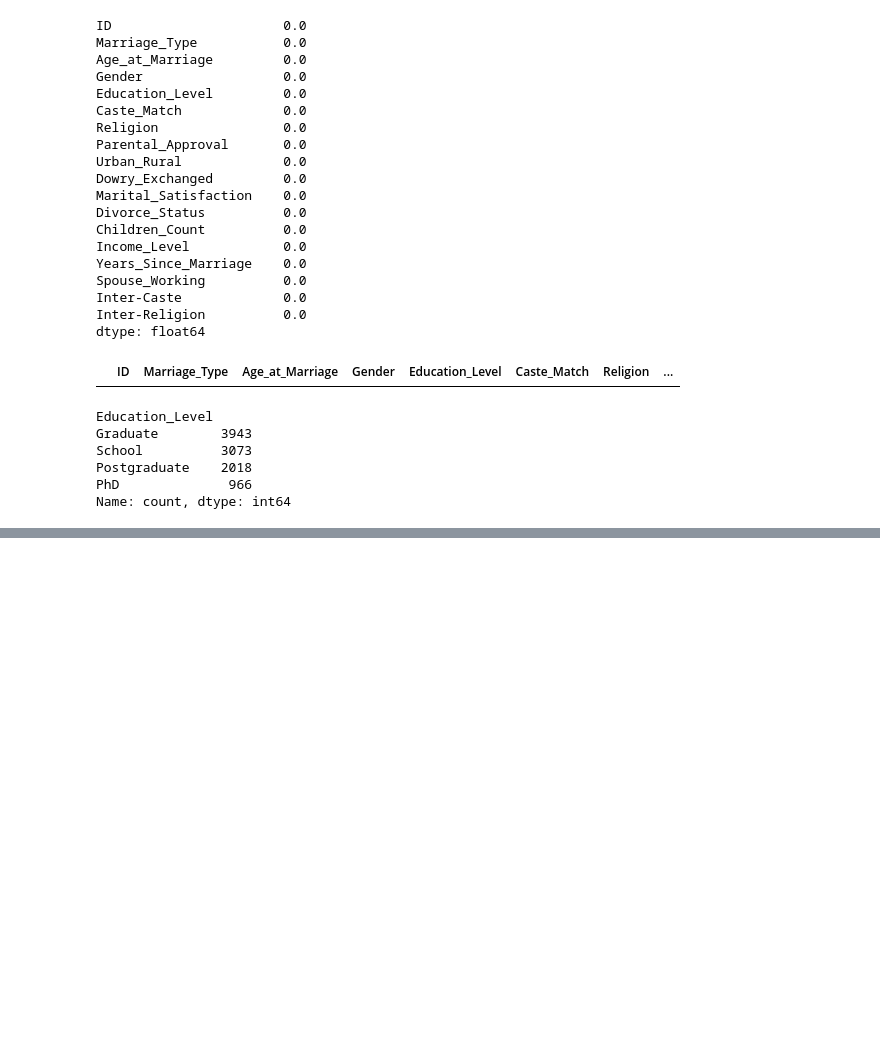
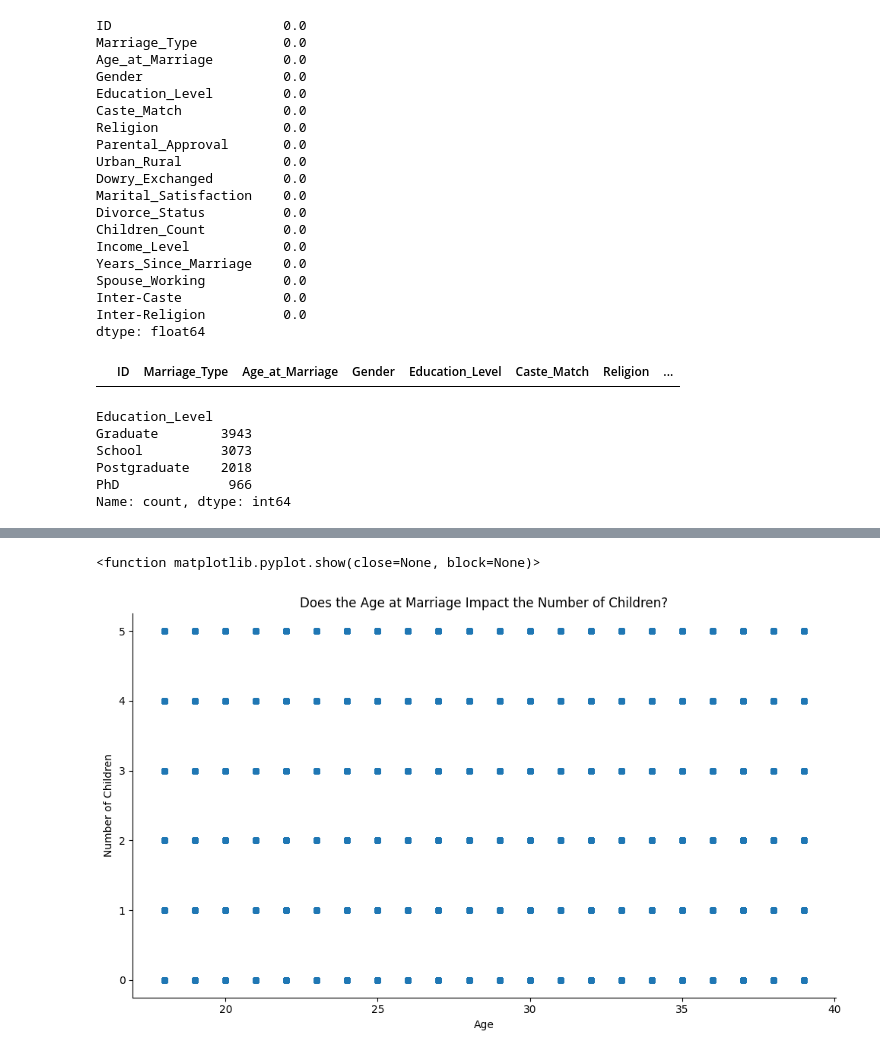
Before and after one commit to mjhess01/Marriage_Trends_Analysis, a Jupyter notebook: Notebooks/Marriage_Trends_Analysis.ipynb, the cells around one changed output, grey strips where cells are left out. Drawn from its saved outputs; the diff is of its cells as text; code cells hidden in the pictures; blank space fills up the shorter version.

```diff
--- a/Notebooks/Marriage_Trends_Analysis.ipynb
+++ b/Notebooks/Marriage_Trends_Analysis.ipynb
@@ -105,0 +161,22 @@ Name: count, dtype: int64
+# %%
+plt.figure(figsize=(10,6))
+
+plt.scatter(
+    df['Age_at_Marriage'],
+    df['Children_Count'],
+    s=30
+)
+
+plt.xlabel('Age')
+plt.ylabel('Number of Children')
+
+ax = plt.gca()
+ax.spines["top"].set_visible(False)
+ax.spines['right'].set_visible(False)
+ax.set_title("Does the Age at Marriage Impact the Number of Children?")
+
+plt.tight_layout()
+plt.show
+# %% [output]
+<function matplotlib.pyplot.show(close=None, block=None)>
+[figure, added]
```
Also changed, not shown: parts of 5 cells of this notebook.
